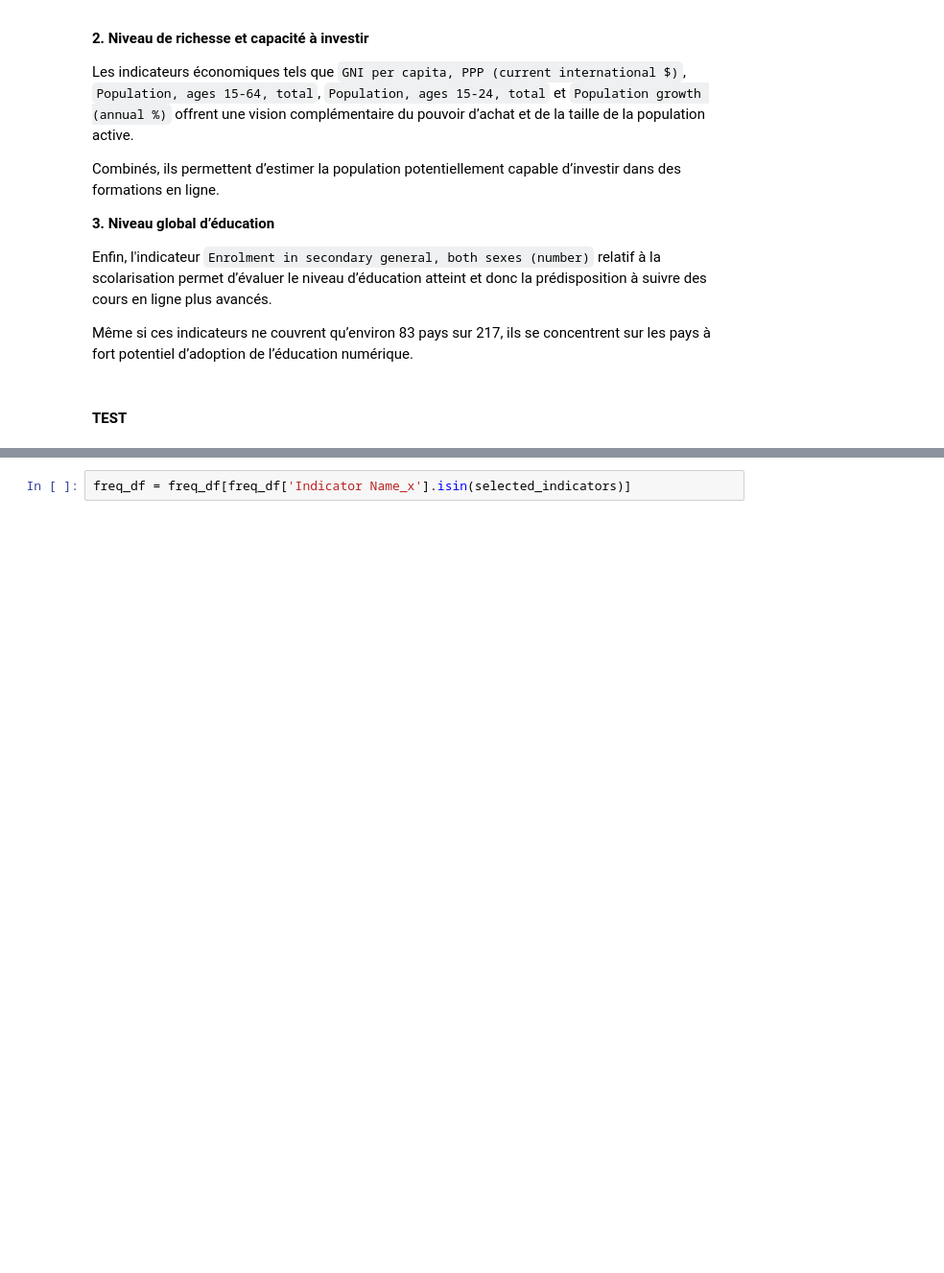
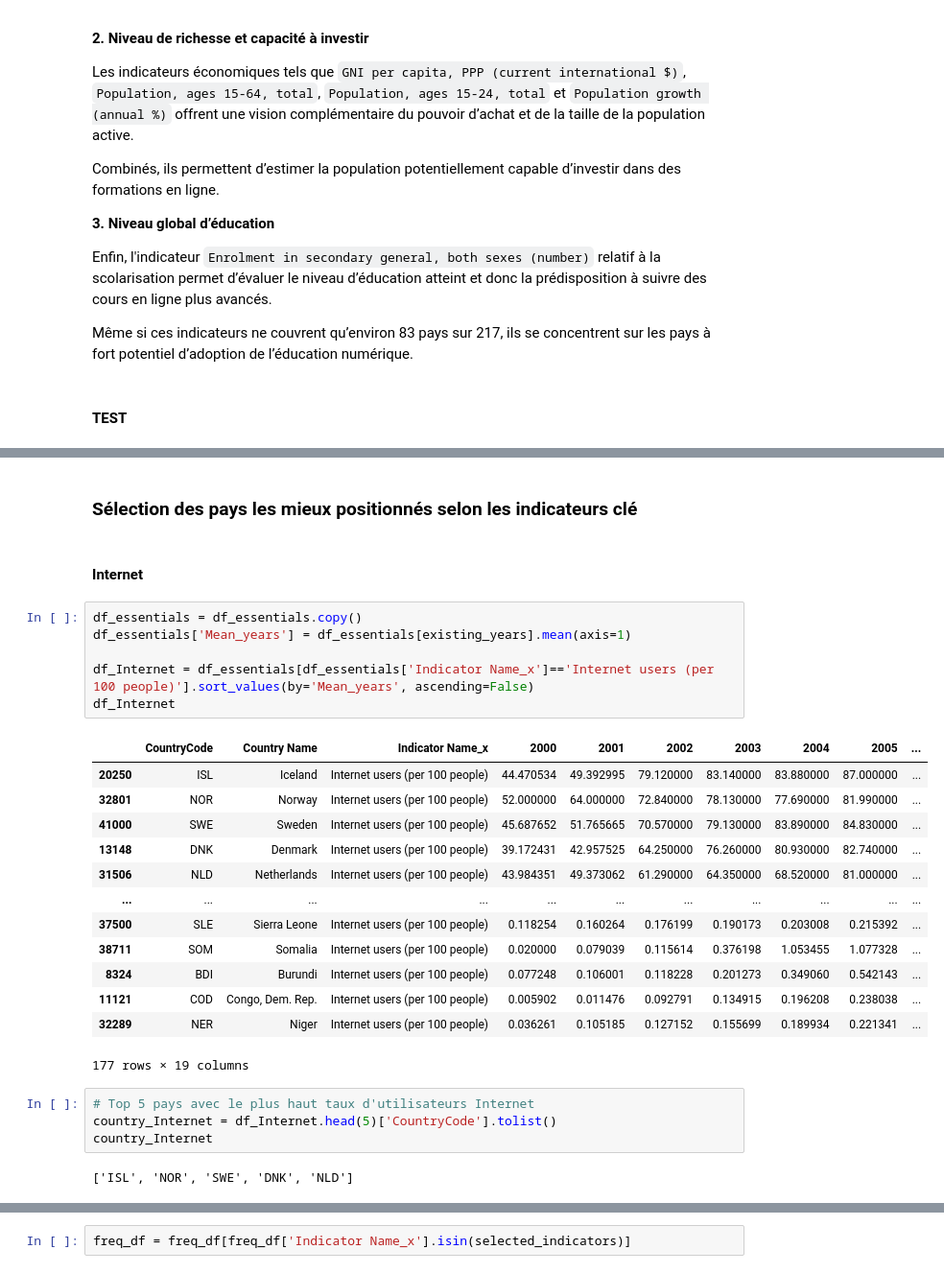
Before and after one commit to elochn/projets-openclassroom-fr, a Jupyter notebook: Projet2/Projet 2 - Analysez les données de systèmes éducatifs.ipynb, the cells around one changed output, grey strips where cells are left out. Shown at 96% size. Cells and saved outputs as stored; diff of their text form; blank space fills up the shorter version.

```diff
--- a/Projet2/Projet 2 - Analysez les données de systèmes éducatifs.ipynb
+++ b/Projet2/Projet 2 - Analysez les données de systèmes éducatifs.ipynb
@@ -2132,0 +2170,30 @@ df_long[df_long['Year'].isin(selected_years)]
+# %% [markdown]
+### Sélection des pays les mieux positionnés selon les indicateurs clé
+# %% [markdown]
+#### Internet
+# %%
+df_essentials = df_essentials.copy()
+df_essentials['Mean_years'] = df_essentials[existing_years].mean(axis=1)
+
+df_Internet = df_essentials[df_essentials['Indicator Name_x']=='Internet users (per 100 people)'].sort_values(by='Mean_years', ascending=False)
+df_Internet
+# %% [output]
+|  | CountryCode | Country Name | Indicator Name_x | 2000 | 2001 | 2002 | 2003 | 2004 | 2005 | ... |
+| 20250 | ISL | Iceland | Internet users (per 100 people) | 44.470534 | 49.392995 | 79.120000 | 83.140000 | 83.880000 | 87.000000 | ... |
+| 32801 | NOR | Norway | Internet users (per 100 people) | 52.000000 | 64.000000 | 72.840000 | 78.130000 | 77.690000 | 81.990000 | ... |
+| 41000 | SWE | Sweden | Internet users (per 100 people) | 45.687652 | 51.765665 | 70.570000 | 79.130000 | 83.890000 | 84.830000 | ... |
+| 13148 | DNK | Denmark | Internet users (per 100 people) | 39.172431 | 42.957525 | 64.250000 | 76.260000 | 80.930000 | 82.740000 | ... |
+| 31506 | NLD | Netherlands | Internet users (per 100 people) | 43.984351 | 49.373062 | 61.290000 | 64.350000 | 68.520000 | 81.000000 | ... |
+| ... | ... | ... | ... | ... | ... | ... | ... | ... | ... | ... |
+| 37500 | SLE | Sierra Leone | Internet users (per 100 people) | 0.118254 | 0.160264 | 0.176199 | 0.190173 | 0.203008 | 0.215392 | ... |
+| 38711 | SOM | Somalia | Internet users (per 100 people) | 0.020000 | 0.079039 | 0.115614 | 0.376198 | 1.053455 | 1.077328 | ... |
+| 8324 | BDI | Burundi | Internet users (per 100 people) | 0.077248 | 0.106001 | 0.118228 | 0.201273 | 0.349060 | 0.542143 | ... |
+| 11121 | COD | Congo, Dem. Rep. | Internet users (per 100 people) | 0.005902 | 0.011476 | 0.092791 | 0.134915 | 0.196208 | 0.238038 | ... |
+| 32289 | NER | Niger | Internet users (per 100 people) | 0.036261 | 0.105185 | 0.127152 | 0.155699 | 0.189934 | 0.221341 | ... |
+177 rows × 19 columns
+# %%
+# Top 5 pays avec le plus haut taux d'utilisateurs Internet
+country_Internet = df_Internet.head(5)['CountryCode'].tolist()
+country_Internet
+# %% [output]
+['ISL', 'NOR', 'SWE', 'DNK', 'NLD']
```
Also changed, not shown: parts of 34 cells of this notebook.
